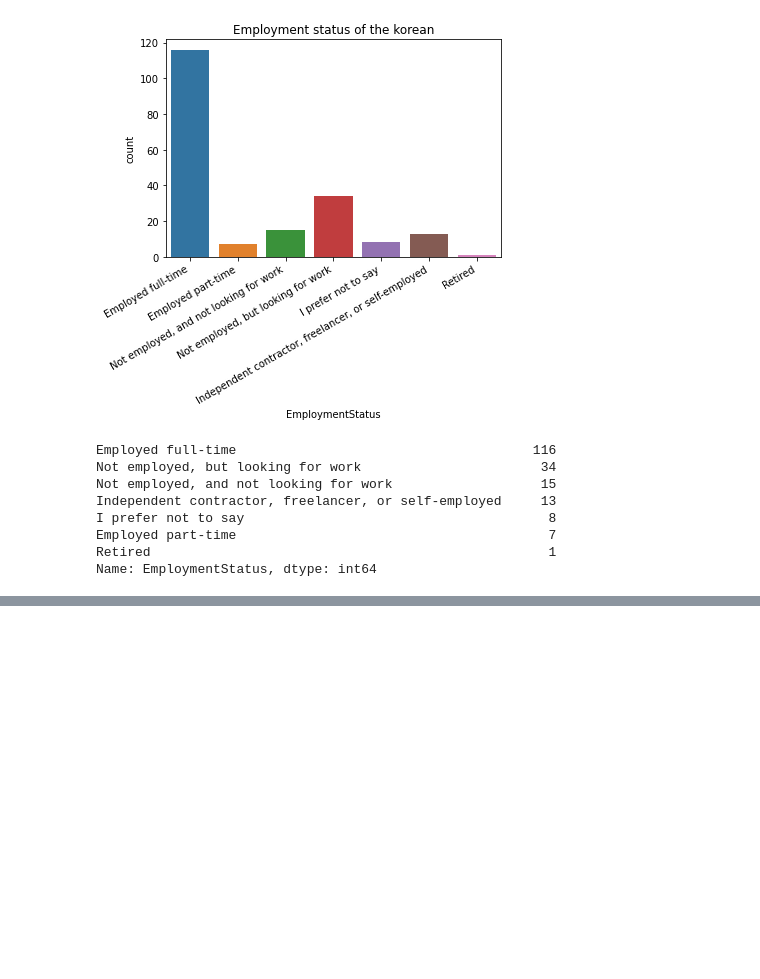
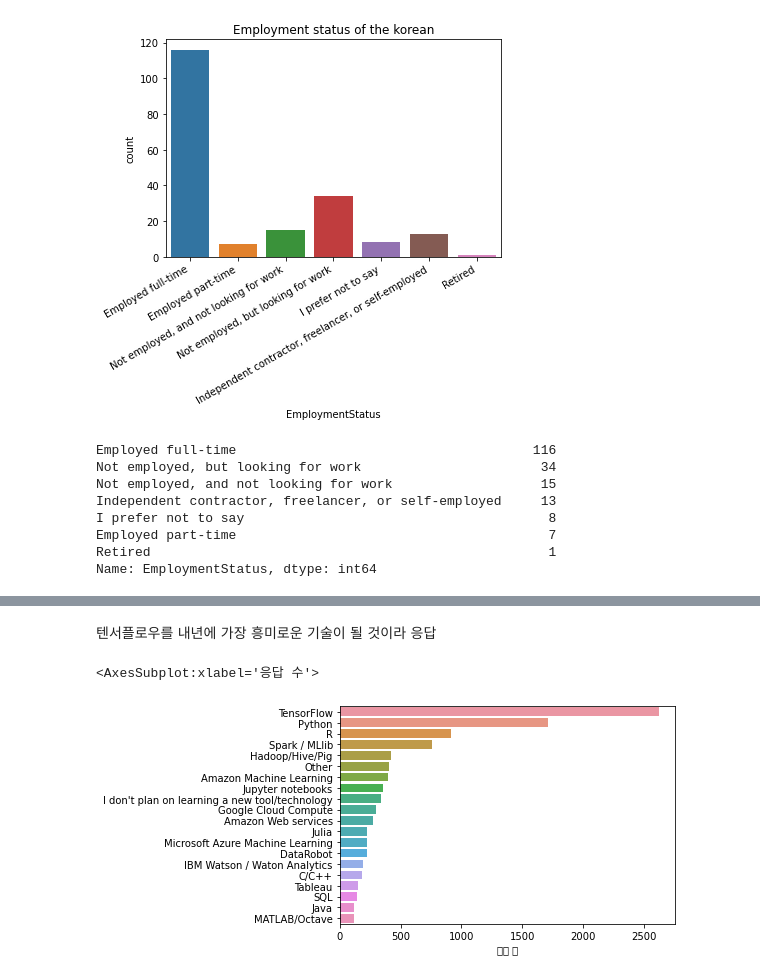
Before and after one commit to sm970309/kaggleStrugle, a Jupyter notebook: survey/Kaggle-ML-DS-survey-EDA.ipynb, the cells around one changed output, grey strips where cells are left out. Saved outputs shown, nothing was run; the diff lists cells and outputs as text; code cells hidden in the pictures; blank space fills up the shorter version.

```diff
--- a/survey/Kaggle-ML-DS-survey-EDA.ipynb
+++ b/survey/Kaggle-ML-DS-survey-EDA.ipynb
@@ -288,0 +331,7 @@ Name: EmploymentStatus, dtype: int64
+# %%
+mcq_ml_tool_count = pd.DataFrame(mcq['MLToolNextYearSelect'].value_counts())
+mcq_ml_tool_percent = pd.DataFrame(mcq['MLToolNextYearSelect'].value_counts(normalize=True))
+mcq_ml_tool_df = mcq_ml_tool_count.merge(mcq_ml_tool_percent,left_index=True,right_index=True).head(20)
+
+mcq_ml_tool_df.columns = ["응답 수","비율"]
+mcq_ml_tool_df
@@ -288,0 +356,7 @@ Name: EmploymentStatus, dtype: int64
+# %% [markdown]
+텐서플로우를 내년에 가장 흥미로운 기술이 될 것이라 응답
+# %%
+sns.barplot(y=mcq_ml_tool_df.index,x=mcq_ml_tool_df["응답 수"])
+# %% [output]
+<AxesSubplot:xlabel='응답 수'>
+[figure, added]
```
Also changed, not shown: parts of 17 cells of this notebook.
